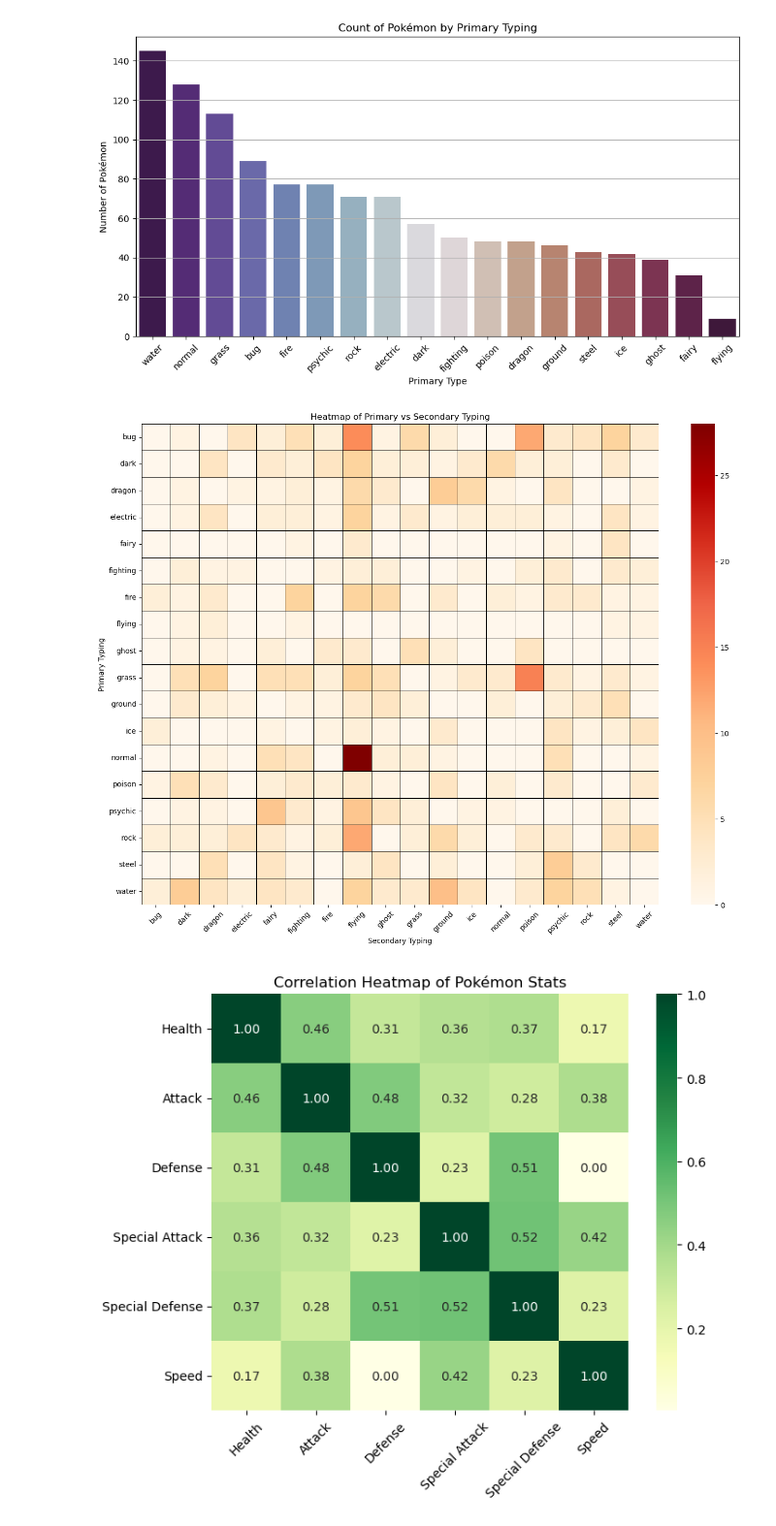
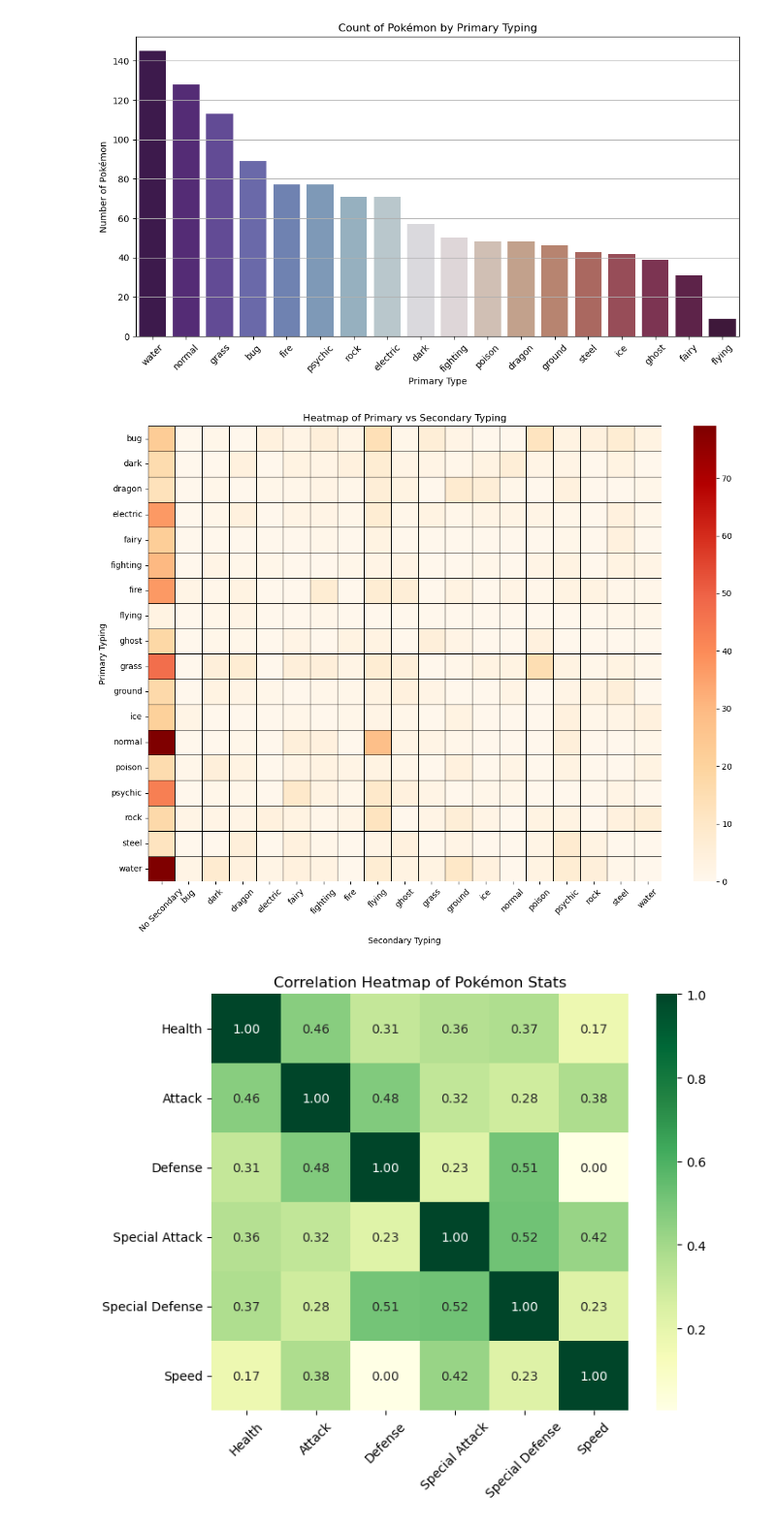
Before and after one commit to gnilwobnnej/Pokemon, a Jupyter notebook: Pokemon.ipynb, the cells around one changed output. Shown at 97% size. Drawn from its saved outputs; the diff is of its cells as text; code cells hidden in the pictures.

Commit message:
added the no secondary typing and did some machine learning

```diff
--- a/Pokemon.ipynb
+++ b/Pokemon.ipynb
@@ -71,18 +78,20 @@ plt.grid(axis='y')
 plt.show()
 # %% [output]
 [figure]
+# %%
+pokemon_db['Secondary Typing'] = pokemon_db['Secondary Typing'].fillna('No Secondary')
 # %%
 type_combo = pd.crosstab(pokemon_db['Primary Typing'], pokemon_db['Secondary Typing'])
-plt.figure(figsize=(16, 12))
+plt.figure(figsize=(14, 10))
 sb.heatmap(type_combo, cmap='OrRd', linewidths=0.5, linecolor='black')
 plt.title('Heatmap of Primary vs Secondary Typing')
 plt.xlabel('Secondary Typing')
 plt.ylabel('Primary Typing')
 plt.yticks(rotation=0)
 plt.xticks(rotation=45)
 plt.show()
 # %% [output]
-[figure, old version]
+[figure, new version]
 # %%
 stat_cols = ['Health', 'Attack', 'Defense', 'Special Attack', 'Special Defense', 'Speed']
 corr = pokemon_db[stat_cols].corr()
```
Also changed, not shown: parts of 5 cells of this notebook.
